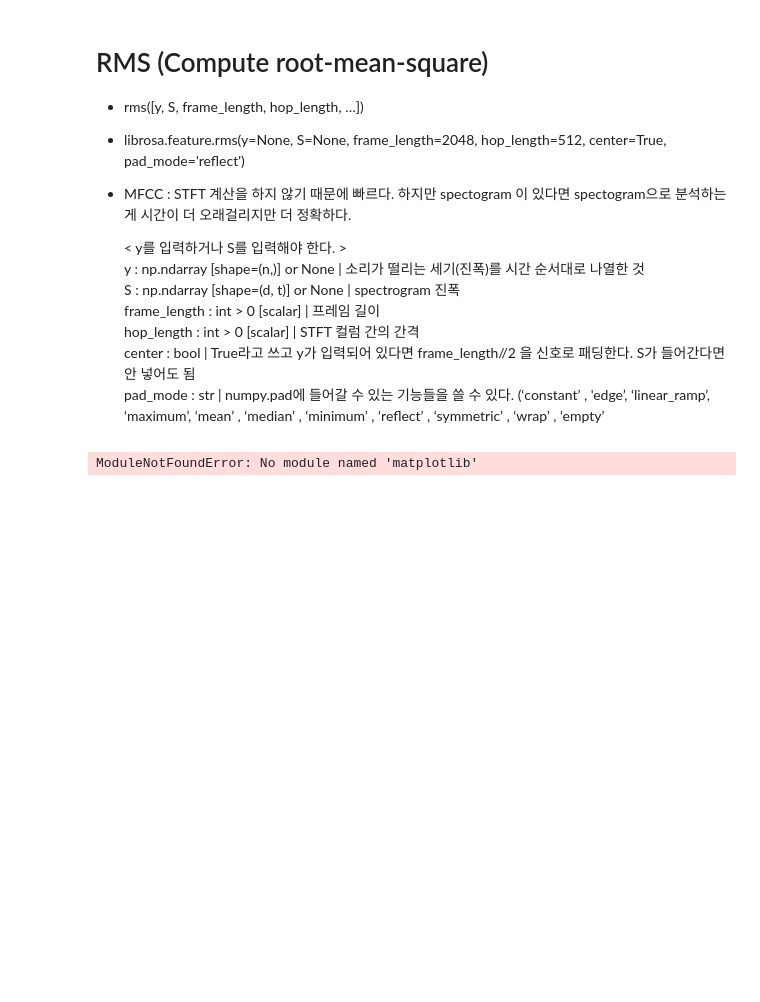
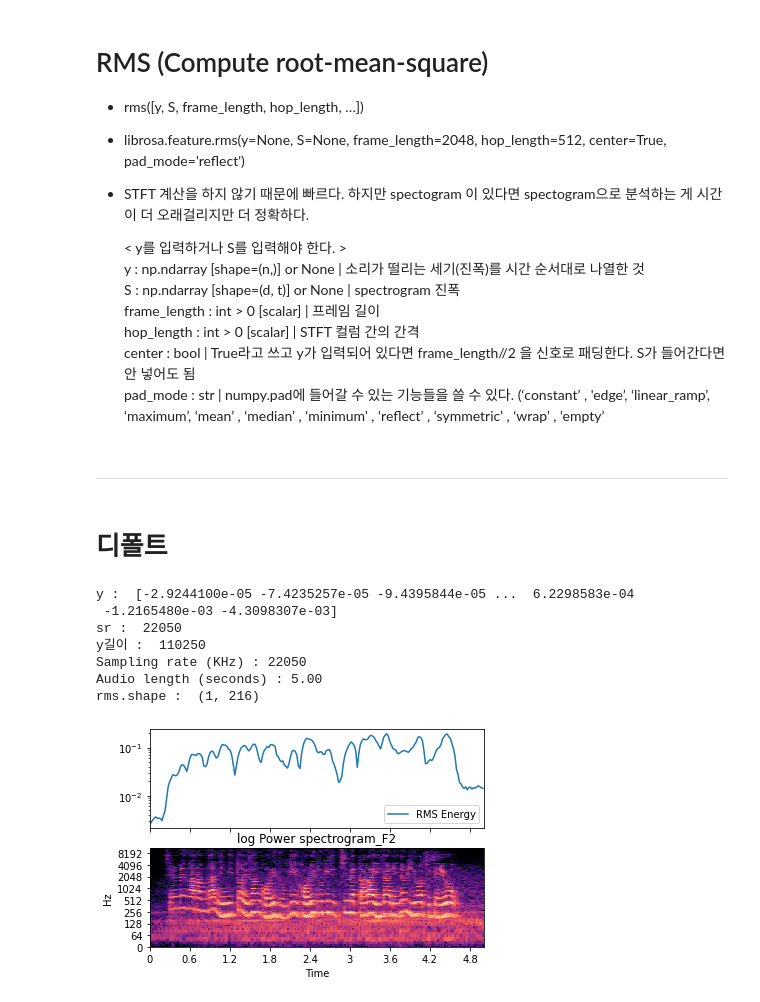
Before and after one commit to zashin-AI/hyunmin, a Jupyter notebook: librosa/librosa_rms_f2.ipynb, the cells around one changed output. Cells and saved outputs as stored; diff of their text form; code cells hidden in the pictures; blank space fills up the shorter version.

```diff
--- a/librosa/librosa_rms_f2.ipynb
+++ b/librosa/librosa_rms_f2.ipynb
@@ -2,7 +2,7 @@
 # RMS (Compute root-mean-square)
 * rms([y, S, frame_length, hop_length, …])
 * librosa.feature.rms(y=None, S=None, frame_length=2048, hop_length=512, center=True, pad_mode='reflect')
-* MFCC : STFT 계산을 하지 않기 때문에 빠르다. 하지만 spectogram 이 있다면 spectogram으로 분석하는 게 시간이 더 오래걸리지만 더 정확하다.
+* STFT 계산을 하지 않기 때문에 빠르다. 하지만 spectogram 이 있다면 spectogram으로 분석하는 게 시간이 더 오래걸리지만 더 정확하다.
 
     < y를 입력하거나 S를 입력해야 한다. >
     y : np.ndarray [shape=(n,)] or None | 소리가 떨리는 세기(진폭)를 시간 순서대로 나열한 것
@@ -15,16 +15,53 @@
 # 영리's voice
 import librosa
 y, sr = librosa.load('../../nmb_data/teamvoice/testvoice_F2.wav')
-# %%
-import matplotlib.pyplot as plt
-import librosa.display
-
-plt.figure(figsize=(16,6))
-plt.title('2D wave F2')
-librosa.display.waveplot(y=y, sr=sr)
-plt.show()
-# %% [output]
-ModuleNotFoundError: No module named 'matplotlib'
+# %% [markdown]
+----------------------
+# %% [markdown]
+# 디폴트
+# %%
+# 디폴트 값
+
+# [1] y : audio time series.
+rms1 = librosa.feature.rms(y=y)
+print("y : ", y)
+print("sr : ", sr)
+print("y길이 : ", len(y))
+print("Sampling rate (KHz) : %d" % sr)
+print("Audio length (seconds) : %.2f" % (len(y) / sr))
+print("rms.shape : ", rms1.shape)
+
+# [2] S : spectrogram magnitude
+S, phase = librosa.magphase(librosa.stft(y))
+rms2 = librosa.feature.rms(S=S)
+
+# Graph
+import matplotlib.pyplot as plt
+import librosa.display
+import numpy as np
+
+# plt.figure(figsize=(100, 16))
+fig, ax = plt.subplots(nrows=2, sharex=True)
+times = librosa.times_like(rms1)
+ax[0].semilogy(times, rms1[0], label='RMS Energy')   # log scale
+ax[0].set(xticks=[])
+ax[0].legend()
+ax[0].label_outer()
+
+librosa.display.specshow(librosa.amplitude_to_db(S, ref=np.max),
+                         y_axis='log', x_axis='time', ax=ax[1])
+ax[1].set(title='log Power spectrogram_F2')
+
+plt.show()
+# %% [output]
+y :  [-2.9244100e-05 -7.4235257e-05 -9.4395844e-05 ...  6.2298583e-04
+ -1.2165480e-03 -4.3098307e-03]
+sr :  22050
+y길이 :  110250
+Sampling rate (KHz) : 22050
+Audio length (seconds) : 5.00
+rms.shape :  (1, 216)
+[figure, added]
 # %%
 # 디폴트 값
 
```
Also changed, not shown: parts of 15 cells of this notebook, 7 other files.
